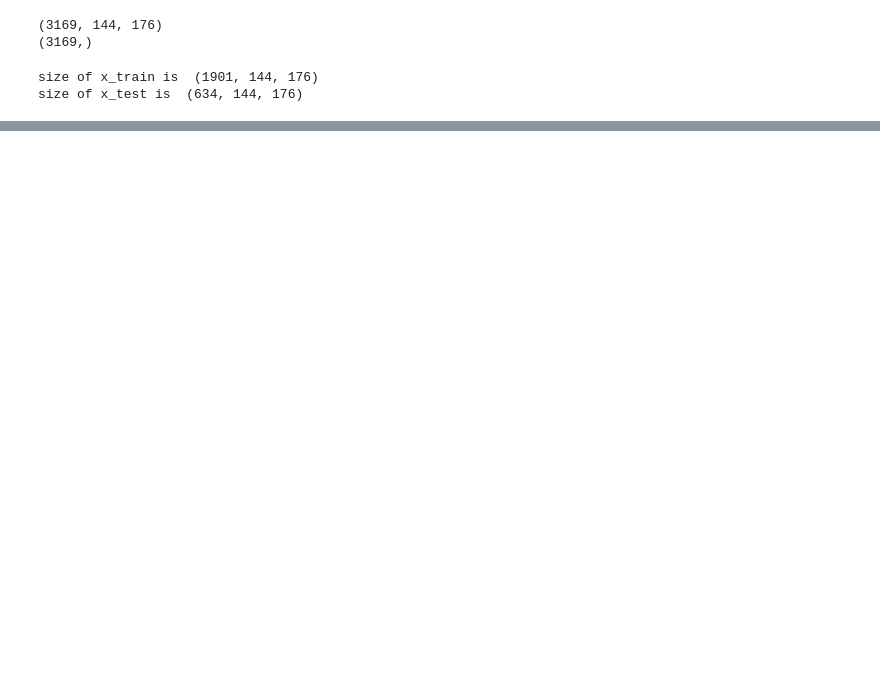
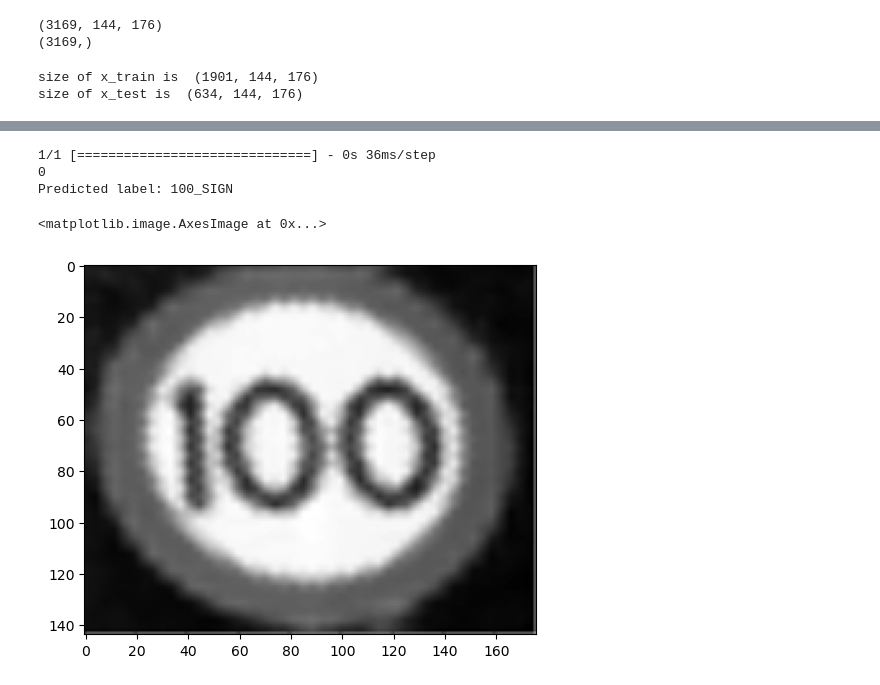
Before and after one commit to Pooriyasmd/IoT-final-project, a Jupyter notebook: Final_project_ver1.3.ipynb, the cells around one changed output, grey strips where cells are left out. Cells and saved outputs as stored; diff of their text form; code cells hidden in the pictures; blank space fills up the shorter version.

```diff
--- a/Final_project_ver1.3.ipynb
+++ b/Final_project_ver1.3.ipynb
@@ -137,3 +146,25 @@ Predicted label: 100_SIGN
+# %%
+# to test the model with a random image from the internet
+image = Image.open('C:\\Users\\poori\\OneDrive\\Desktop\\100.jpg')
+input_shape = (176, 144)
+image = image.resize(input_shape)  # Resize the image to match the model's input size
+grayscale_image = image.convert('L')
+input_data = tf.keras.preprocessing.image.img_to_array(grayscale_image)
+input_data = tf.expand_dims(input_data, axis=0)
+#input_data = tf.keras.applications.mobilenet.preprocess_input(input_data)  # Preprocess according to your model
+
+yhat = model.predict(input_data)
+result = np.argmax(yhat)
+print(result)
+value = result_y_Dict.get(result)
+print('Predicted label: {}'.format(value))
+plt.imshow(grayscale_image, cmap='gray')
+# %% [output]
+1/1 [==============================] - 0s 36ms/step
+0
+Predicted label: 100_SIGN
+<matplotlib.image.AxesImage at 0x...>
+[figure, added]
 # %%
 c_code = port(model, variable_name='road_sign_detection', pretty_print=True,optimize=False)
 filename = 'road.h'
```
Also changed, not shown: parts of 6 cells of this notebook, 1 other file.
